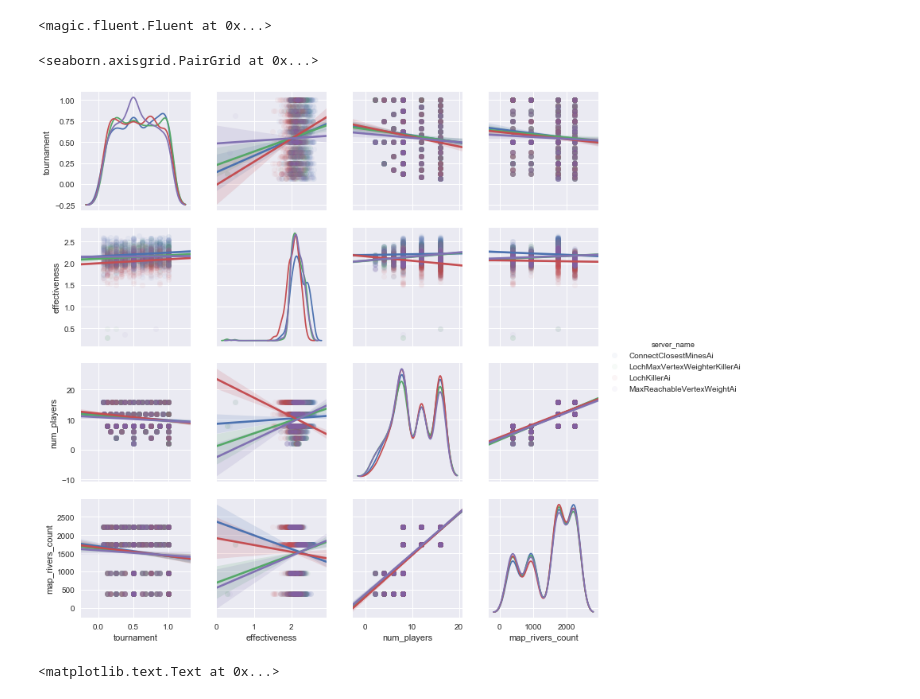
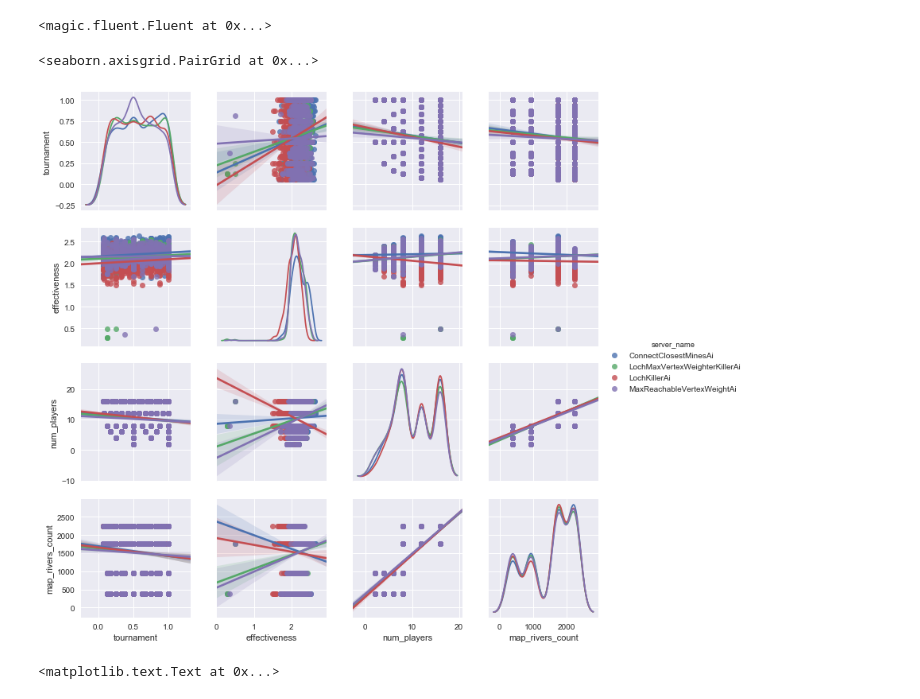
Before and after one commit to kontur-contests/icfpc2017-kontur-ru, a Jupyter notebook: python/HistoricalQualityControl.ipynb, the cells around one changed output. Cells and saved outputs as stored; diff of their text form; code cells hidden in the pictures.

```diff
--- a/python/HistoricalQualityControl.ipynb
+++ b/python/HistoricalQualityControl.ipynb
@@ -43,14 +57,14 @@ data['effectiveness'] = np.log(data.scores+1)/np.log(data.map_rivers_count/data.
 # %%
 sns.pairplot(
     data,
     vars=['tournament','effectiveness','num_players','map_rivers_count'],
     hue='server_name',
     kind='reg',
     diag_kind='kde',
-    plot_kws={ 'scatter_kws' : {'alpha' : 0.05}})
+    plot_kws={ 'scatter_kws' : {'alpha' : 0.8}})
 # %% [output]
 <seaborn.axisgrid.PairGrid at 0x...>
-[figure, old version]
+[figure, new version]
 # %%
 winners = (data
  .groupby(['num_players','map_rivers_count','server_name'])
```
Also changed, not shown: parts of 1 cell of this notebook, 4 other files.
